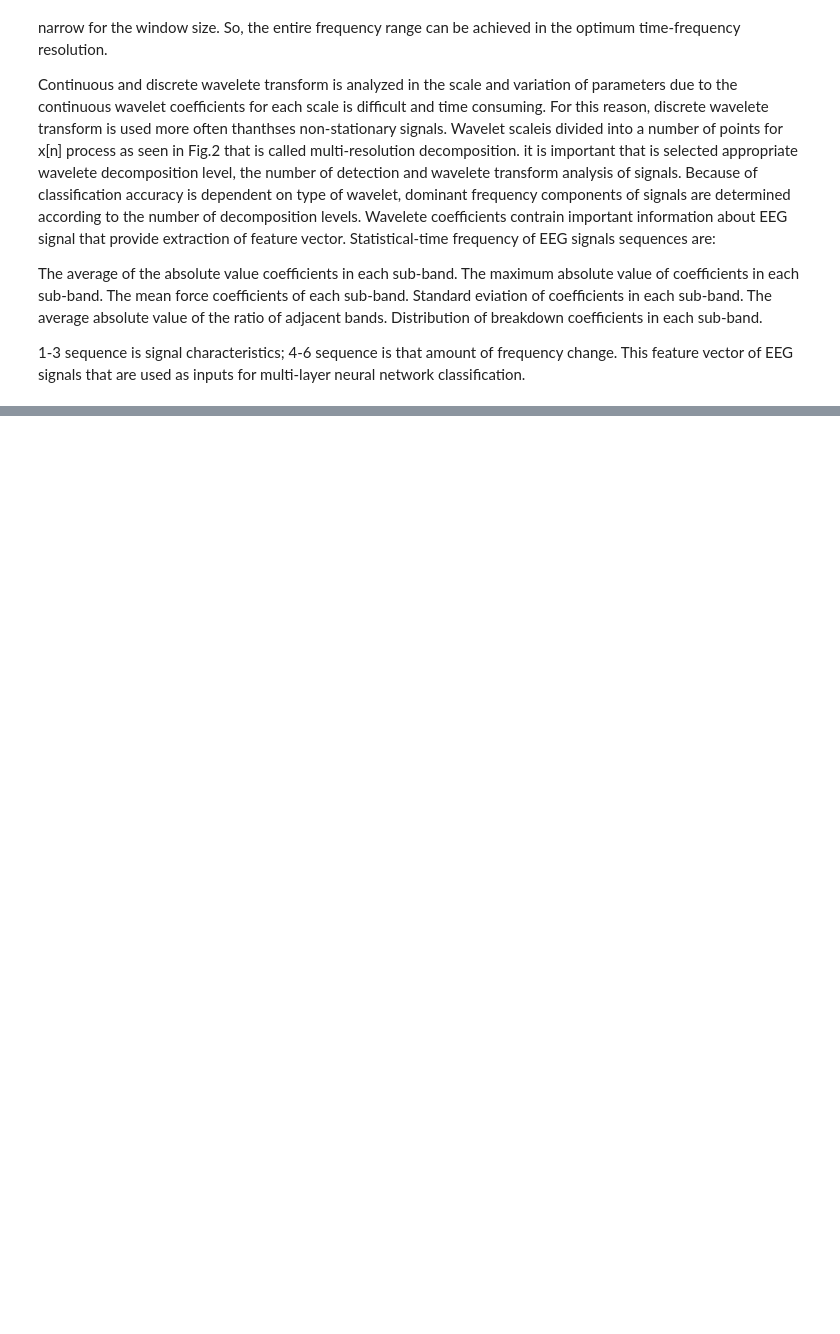
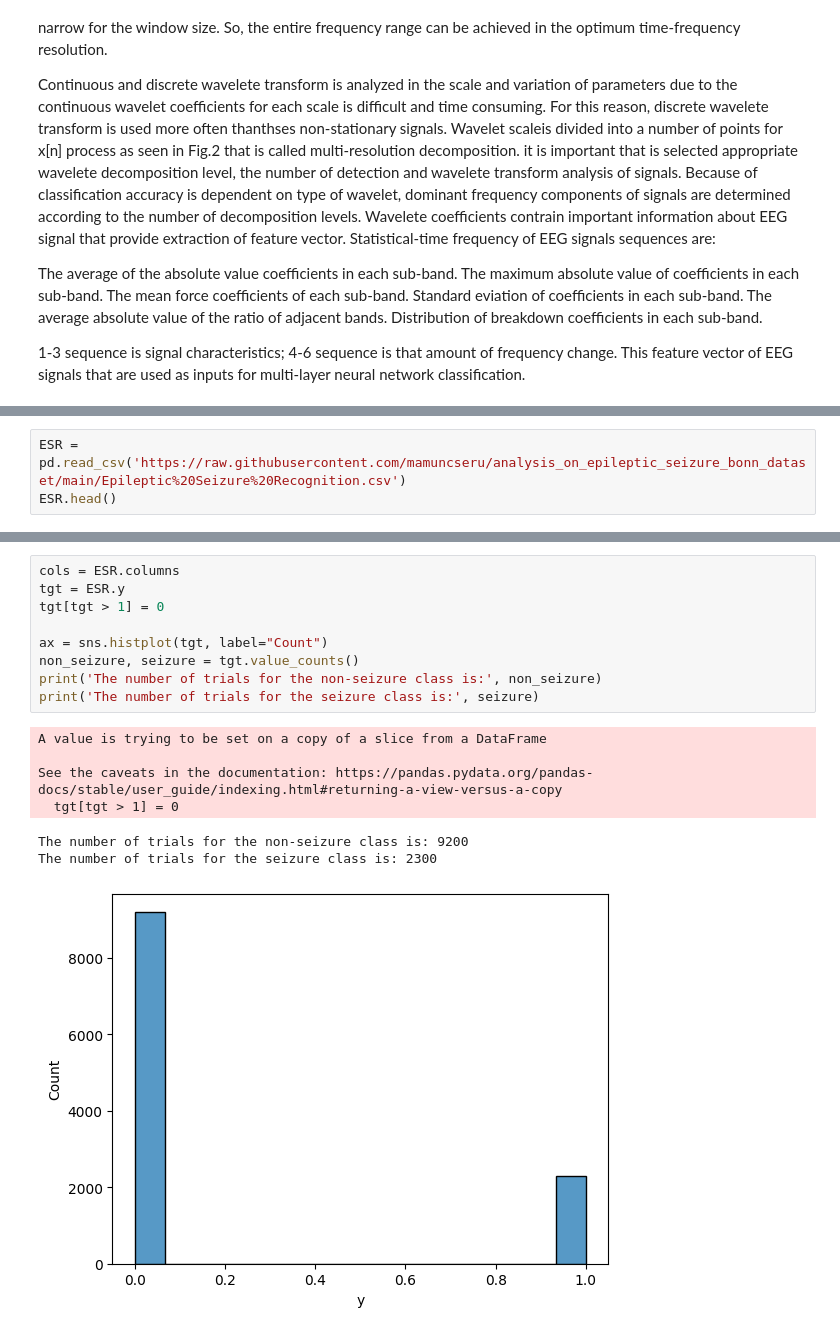
Before and after one commit to mamuncseru/analysis_on_epileptic_seizure_bonn_dataset, a Jupyter notebook: Machine_Learning_Algorithms_for_Epileptic_Seizures_on_Bonn_dataset.ipynb, the cells around one changed output, grey strips where cells are left out. Cells and saved outputs as stored; diff of their text form; blank space fills up the shorter version.

```diff
--- a/Machine_Learning_Algorithms_for_Epileptic_Seizures_on_Bonn_dataset.ipynb
+++ b/Machine_Learning_Algorithms_for_Epileptic_Seizures_on_Bonn_dataset.ipynb
@@ -36,0 +46,3 @@ The average of the absolute value coefficients in each sub-band. The maximum abs
+# %%
+ESR = pd.read_csv('https://raw.githubusercontent.com/mamuncseru/analysis_on_epileptic_seizure_bonn_dataset/main/Epileptic%20Seizure%20Recognition.csv')
+ESR.head()
@@ -36,0 +69,17 @@ The average of the absolute value coefficients in each sub-band. The maximum abs
+# %%
+cols = ESR.columns
+tgt = ESR.y
+tgt[tgt > 1] = 0
+
+ax = sns.histplot(tgt, label="Count")
+non_seizure, seizure = tgt.value_counts()
+print('The number of trials for the non-seizure class is:', non_seizure)
+print('The number of trials for the seizure class is:', seizure)
+# %% [output]
+A value is trying to be set on a copy of a slice from a DataFrame
+
+See the caveats in the documentation: https://pandas.pydata.org/pandas-docs/stable/user_guide/indexing.html#returning-a-view-versus-a-copy
+  tgt[tgt > 1] = 0
+The number of trials for the non-seizure class is: 9200
+The number of trials for the seizure class is: 2300
+[figure, added]
```
Also changed, not shown: parts of 16 cells of this notebook.
